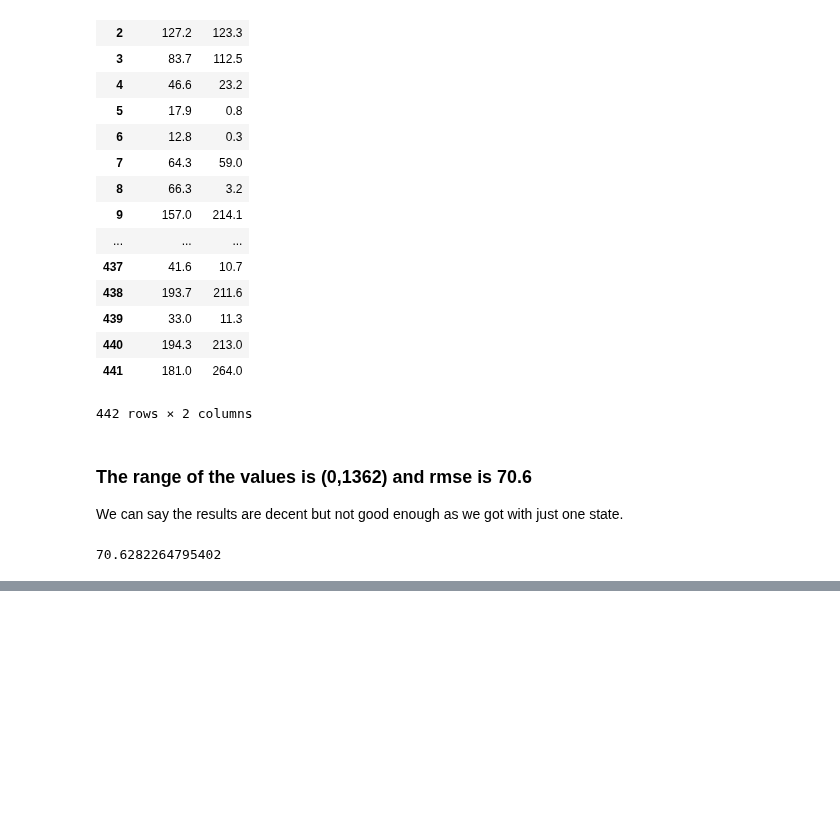
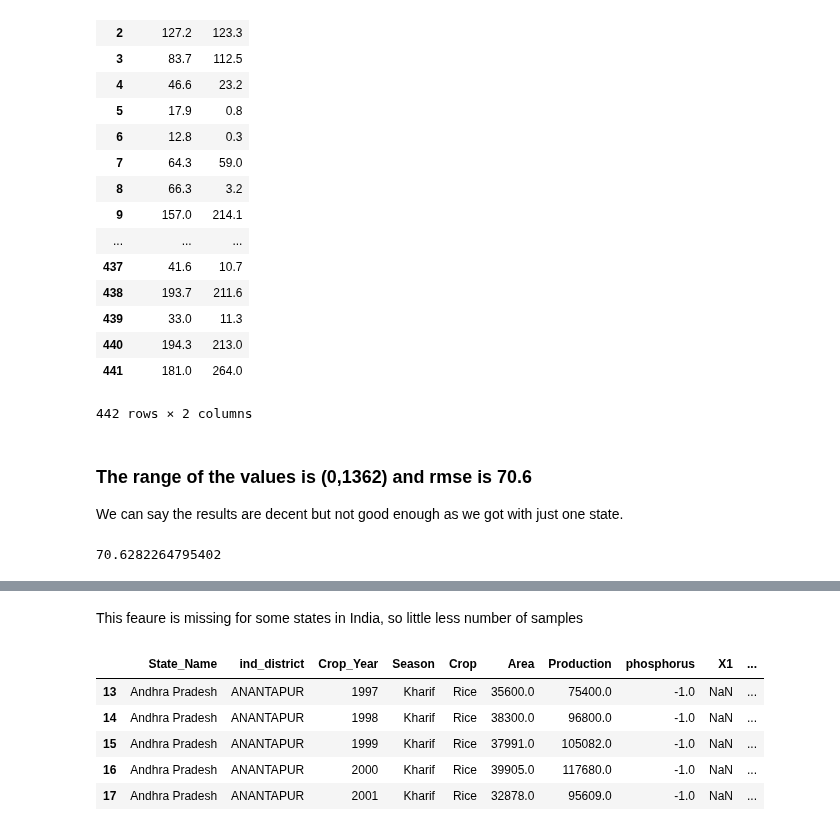
Before and after one commit to AkshanshChahal/ML-in-Agriculture, a Jupyter notebook: Baseline.ipynb, the cells around one changed output, grey strips where cells are left out. Saved outputs shown, nothing was run; the diff lists cells and outputs as text; code cells hidden in the pictures; blank space fills up the shorter version.

```diff
--- a/Baseline.ipynb
+++ b/Baseline.ipynb
@@ -636,0 +643,23 @@ rmse/1000
+# %% [markdown]
+This feaure is missing for some states in India, so little less number of samples
+# %%
+# loading the dataset
+ricep = pd.read_csv("/Users/macbook/Documents/BTP/Notebook/rice with soil(P).csv")
+
+# Removing the rows with missing value of phosphorus
+ricep = ricep[np.isfinite(ricep["phosphorus"])]
+# %%
+# Adding collumns for the other 4 features
+a = np.empty((ricep.shape[0],1))*np.NAN
+ricep = ricep.assign(X1 = a)
+ricep = ricep.assign(X2 = a)
+ricep = ricep.assign(X3 = a)
+ricep = ricep.assign(X4 = a)
+ricep.head()
+# %% [output]
+|  | State_Name | ind_district | Crop_Year | Season | Crop | Area | Production | phosphorus | X1 | ... |
+| 13 | Andhra Pradesh | ANANTAPUR | 1997 | Kharif | Rice | 35600.0 | 75400.0 | -1.0 | NaN | ... |
+| 14 | Andhra Pradesh | ANANTAPUR | 1998 | Kharif | Rice | 38300.0 | 96800.0 | -1.0 | NaN | ... |
+| 15 | Andhra Pradesh | ANANTAPUR | 1999 | Kharif | Rice | 37991.0 | 105082.0 | -1.0 | NaN | ... |
+| 16 | Andhra Pradesh | ANANTAPUR | 2000 | Kharif | Rice | 39905.0 | 117680.0 | -1.0 | NaN | ... |
+| 17 | Andhra Pradesh | ANANTAPUR | 2001 | Kharif | Rice | 32878.0 | 95609.0 | -1.0 | NaN | ... |
```
Also changed, not shown: parts of 34 cells of this notebook.
